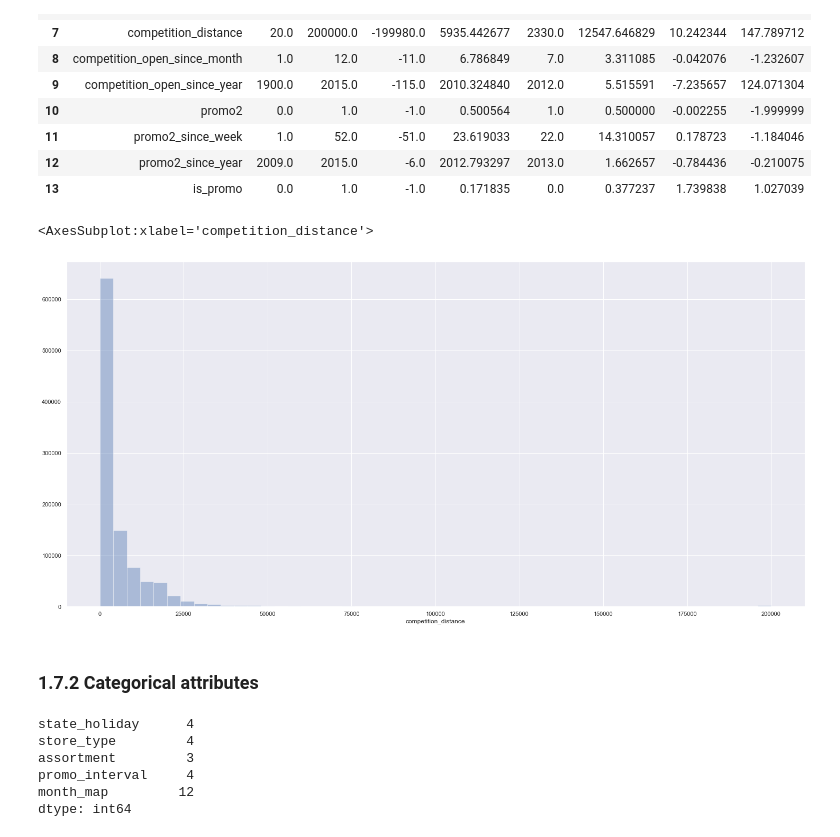
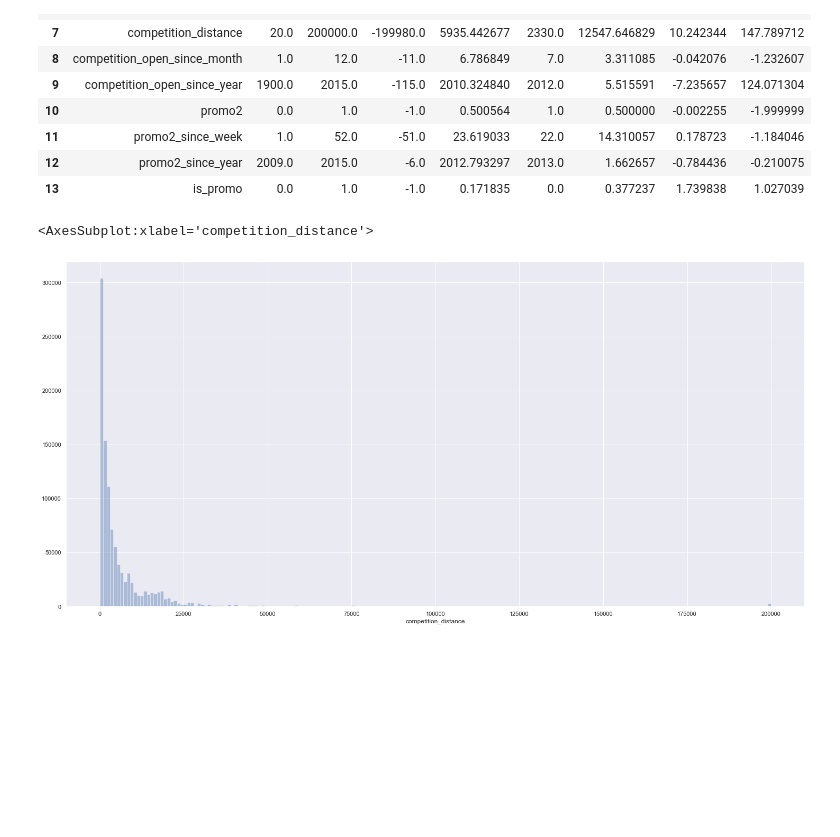
Before and after one commit to gabra7310/ds_em_producao, a Jupyter notebook: m02_v01_store_sales_prediction.ipynb, the cells around one changed output. Saved outputs shown, nothing was run; the diff lists cells and outputs as text; code cells hidden in the pictures; blank space fills up the shorter version.

```diff
--- a/m02_v01_store_sales_prediction.ipynb
+++ b/m02_v01_store_sales_prediction.ipynb
@@ -238,18 +238,7 @@ m
 | 12 | promo2_since_year | 2009.0 | 2015.0 | -6.0 | 2012.793297 | 2013.0 | 1.662657 | -0.784436 | -0.210075 |
 | 13 | is_promo | 0.0 | 1.0 | -1.0 | 0.171835 | 0.0 | 0.377237 | 1.739838 | 1.027039 |
 # %%
-sns.distplot(df1['competition_distance'], kde=False)
+sns.distplot(df1['competition_distance'], kde=False, bins=200)
 # %% [output]
 <AxesSubplot:xlabel='competition_distance'>
-[figure, old version]
+[figure, new version]
-# %% [markdown]
-### 1.7.2 Categorical attributes
-# %%
-cat_attributes.apply(lambda x: x.unique().shape[0])
-# %% [output]
-state_holiday      4
-store_type         4
-assortment         3
-promo_interval     4
-month_map         12
-dtype: int64
```
Also changed, not shown: parts of 6 cells of this notebook.
